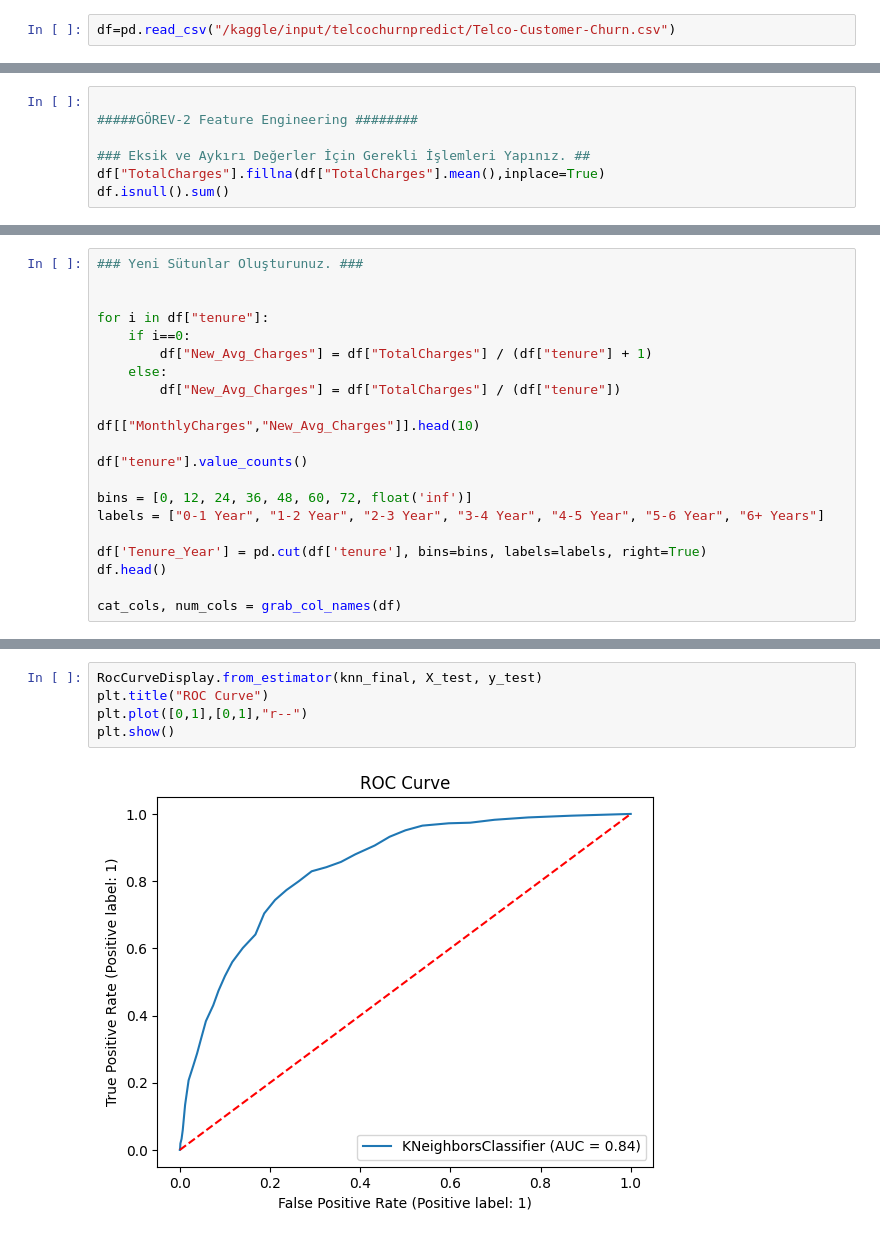
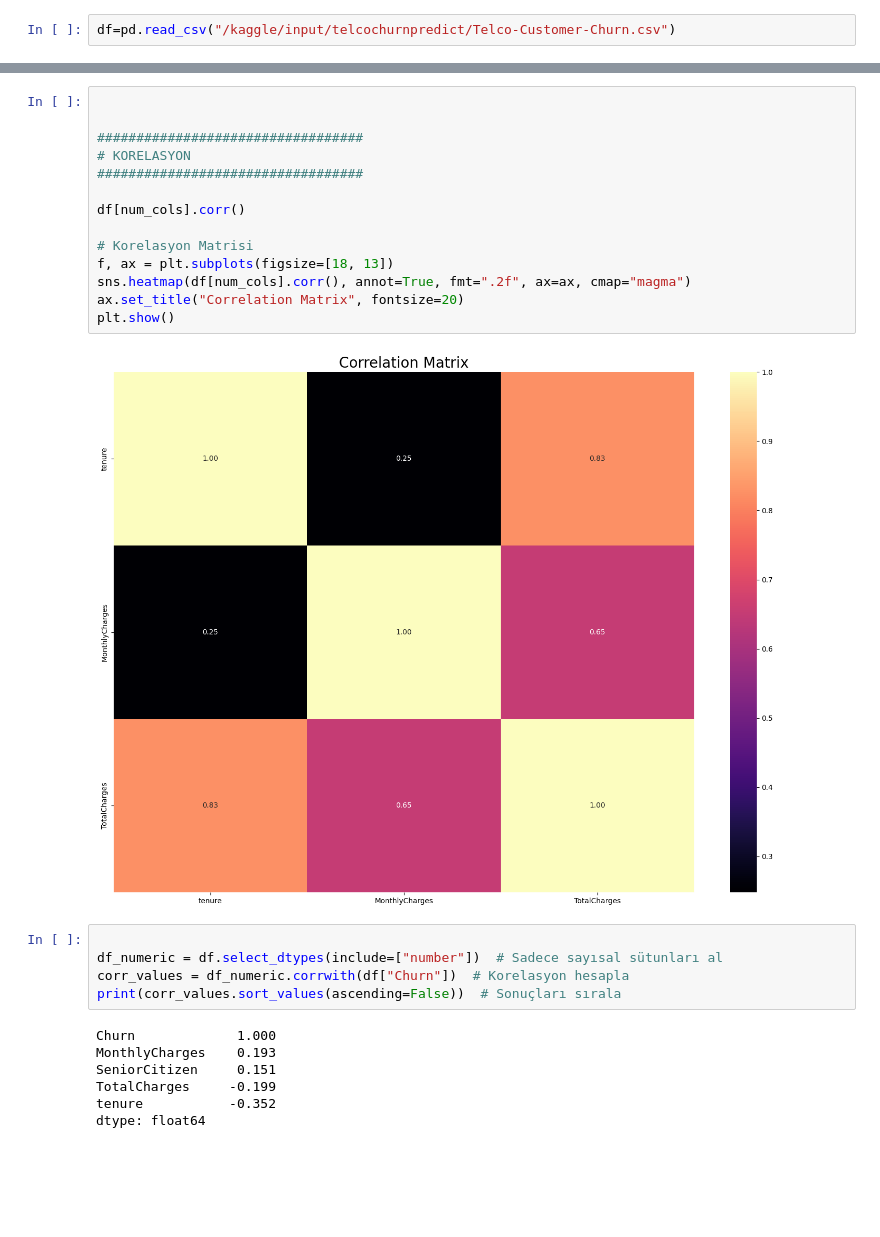
Before and after one commit to osmaanural/TelcoChurnAnaliz, a Jupyter notebook: churnpredict.ipynb, the cells around one changed output, grey strips where cells are left out. Saved outputs shown, nothing was run; the diff lists cells and outputs as text; blank space fills up the shorter version.

```diff
--- a/churnpredict.ipynb
+++ b/churnpredict.ipynb
@@ -326,7 +428,0 @@ print(t)
-# %%
-
-#####GÖREV-2 Feature Engineering ########
-
-### Eksik ve Aykırı Değerler İçin Gerekli İşlemleri Yapınız. ##
-df["TotalCharges"].fillna(df["TotalCharges"].mean(),inplace=True)
-df.isnull().sum()
@@ -378,21 +428,0 @@ dtype: int64
-# %%
-### Yeni Sütunlar Oluşturunuz. ###
-
-
-for i in df["tenure"]:
-    if i==0:
-        df["New_Avg_Charges"] = df["TotalCharges"] / (df["tenure"] + 1)
-    else:
-        df["New_Avg_Charges"] = df["TotalCharges"] / (df["tenure"])
-
-df[["MonthlyCharges","New_Avg_Charges"]].head(10)
-
-df["tenure"].value_counts()
-
-bins = [0, 12, 24, 36, 48, 60, 72, float('inf')]
-labels = ["0-1 Year", "1-2 Year", "2-3 Year", "3-4 Year", "4-5 Year", "5-6 Year", "6+ Years"]
-
-df['Tenure_Year'] = pd.cut(df['tenure'], bins=bins, labels=labels, right=True)
-df.head()
-
-cat_cols, num_cols = grab_col_names(df)
@@ -702,7 +429,28 @@ plt.show()
-# %%
-RocCurveDisplay.from_estimator(knn_final, X_test, y_test)
-plt.title("ROC Curve")
-plt.plot([0,1],[0,1],"r--")
-plt.show()
-# %% [output]
-[figure, removed]
+# %%
+
+
+##################################
+# KORELASYON
+##################################
+
+df[num_cols].corr()
+
+# Korelasyon Matrisi
+f, ax = plt.subplots(figsize=[18, 13])
+sns.heatmap(df[num_cols].corr(), annot=True, fmt=".2f", ax=ax, cmap="magma")
+ax.set_title("Correlation Matrix", fontsize=20)
+plt.show()
+# %% [output]
+[figure, added]
+# %%
+
+df_numeric = df.select_dtypes(include=["number"])  # Sadece sayısal sütunları al
+corr_values = df_numeric.corrwith(df["Churn"])  # Korelasyon hesapla
+print(corr_values.sort_values(ascending=False))  # Sonuçları sırala
+# %% [output]
+Churn             1.000
+MonthlyCharges    0.193
+SeniorCitizen     0.151
+TotalCharges     -0.199
+tenure           -0.352
+dtype: float64
```
Also changed, not shown: parts of 70 cells of this notebook.
